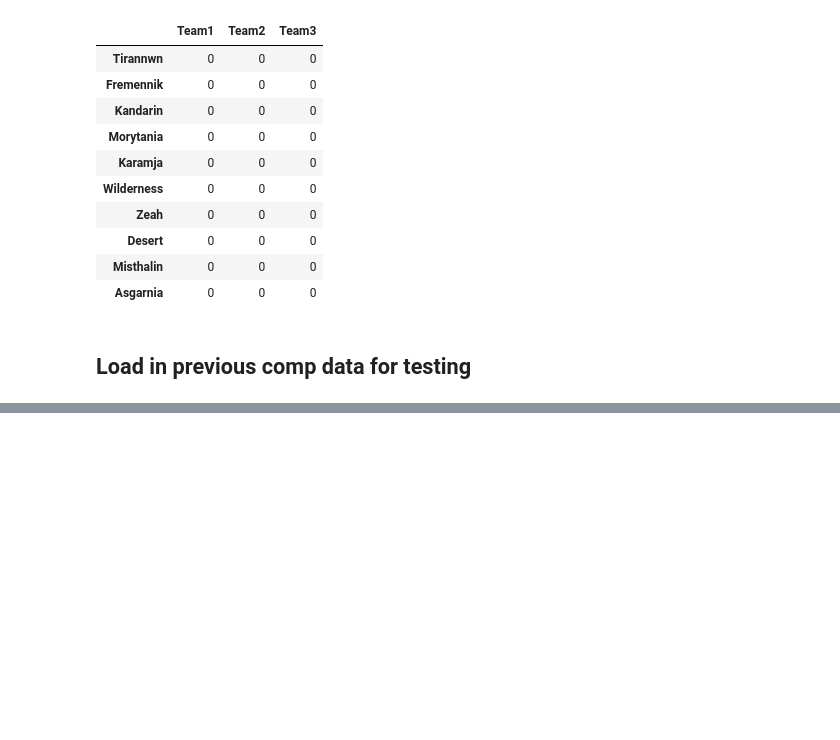
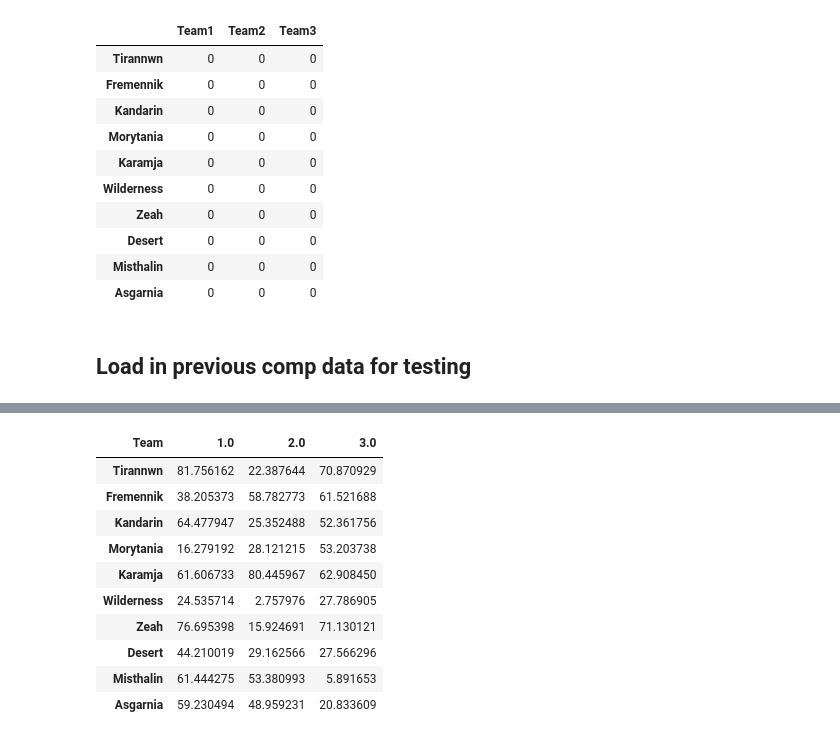
Before and after one commit to B-Loesch/KOTR, a Jupyter notebook: King_of_the_trails.ipynb, the cells around one changed output, grey strips where cells are left out. Saved outputs shown, nothing was run; the diff lists cells and outputs as text; code cells hidden in the pictures; blank space fills up the shorter version.

```diff
--- a/King_of_the_trails.ipynb
+++ b/King_of_the_trails.ipynb
@@ -316,0 +335,16 @@ overall_score
+# %%
+region_leaderboard_team_transposed = region_leaderboard_individual_transposed.groupby(by = "Team").sum().transpose()
+# %%
+region_leaderboard_team_transposed
+# %% [output]
+| Team | 1.0 | 2.0 | 3.0 |
+| Tirannwn | 81.756162 | 22.387644 | 70.870929 |
+| Fremennik | 38.205373 | 58.782773 | 61.521688 |
+| Kandarin | 64.477947 | 25.352488 | 52.361756 |
+| Morytania | 16.279192 | 28.121215 | 53.203738 |
+| Karamja | 61.606733 | 80.445967 | 62.908450 |
+| Wilderness | 24.535714 | 2.757976 | 27.786905 |
+| Zeah | 76.695398 | 15.924691 | 71.130121 |
+| Desert | 44.210019 | 29.162566 | 27.566296 |
+| Misthalin | 61.444275 | 53.380993 | 5.891653 |
+| Asgarnia | 59.230494 | 48.959231 | 20.833609 |
```
Also changed, not shown: parts of 36 cells of this notebook.
